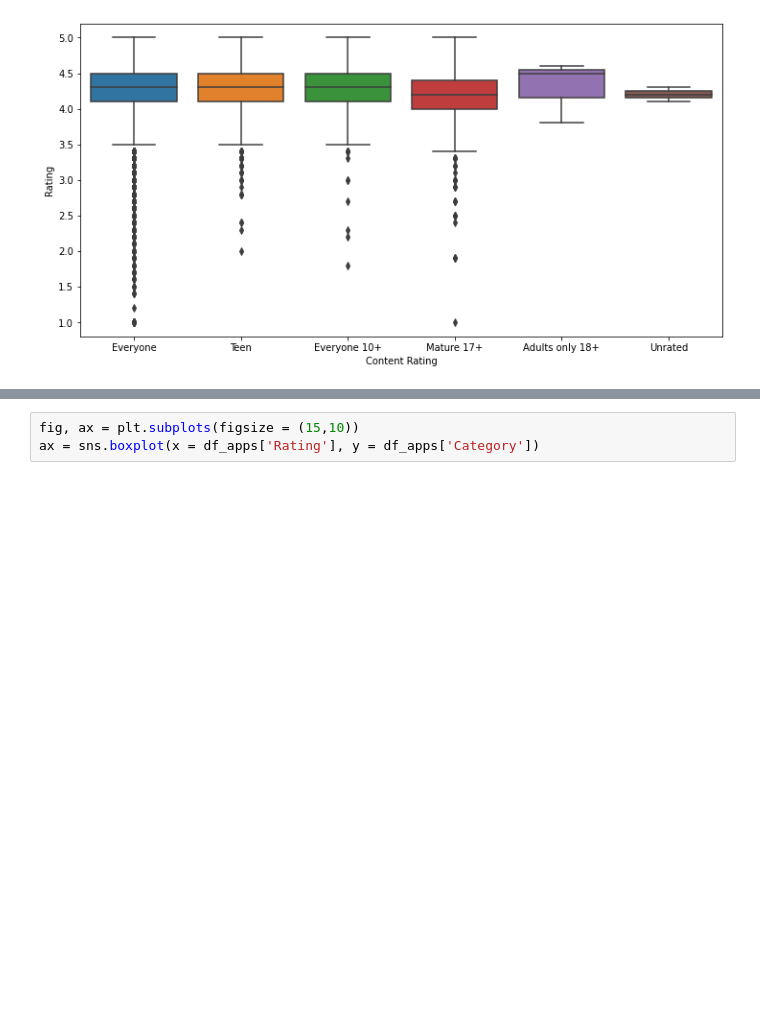
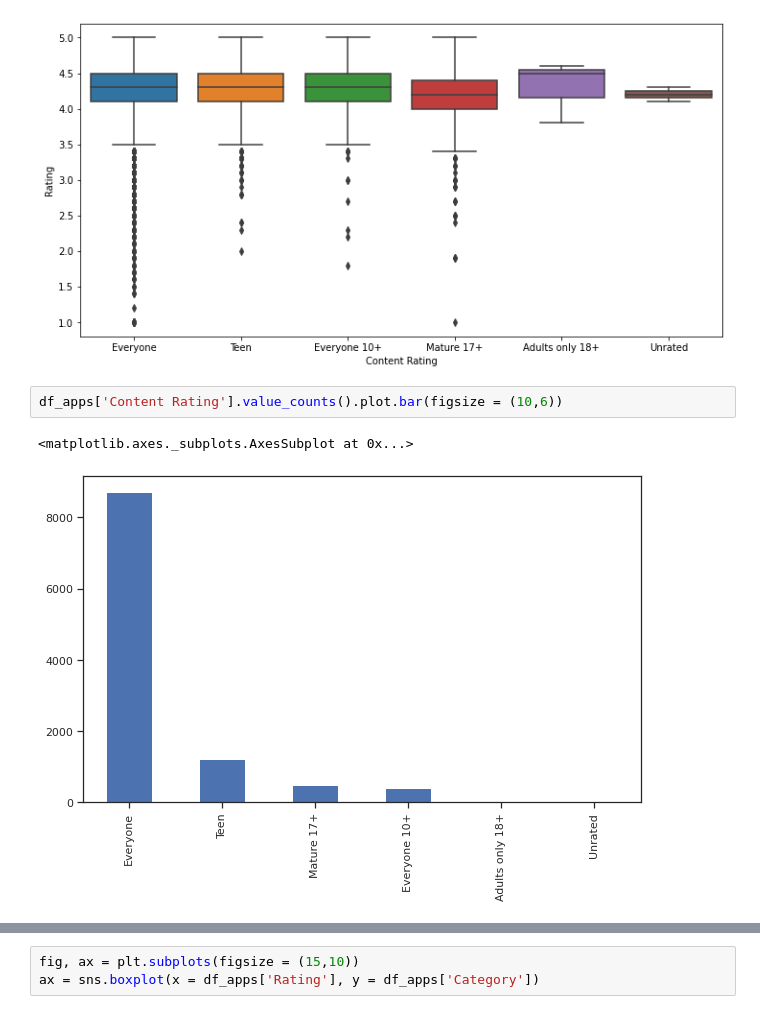
Before and after one commit to ganathetechie/AlmaBetter-Capstone-Project-1, a Jupyter notebook: Play_Store_App_Review_Analysis_Capstone_Project.ipynb, the cells around one changed output, grey strips where cells are left out. Cells and saved outputs as stored; diff of their text form; blank space fills up the shorter version.

```diff
--- a/Play_Store_App_Review_Analysis_Capstone_Project.ipynb
+++ b/Play_Store_App_Review_Analysis_Capstone_Project.ipynb
@@ -611,3 +616,8 @@ fig, ax = plt.subplots(figsize = (12,6))
 ax = sns.boxplot(x = df_apps['Content Rating'], y = df_apps['Rating'])
 # %% [output]
 [figure]
+# %%
+df_apps['Content Rating'].value_counts().plot.bar(figsize = (10,6))
+# %% [output]
+<matplotlib.axes._subplots.AxesSubplot at 0x...>
+[figure, added]
```
Also changed, not shown: parts of 9 cells of this notebook.
